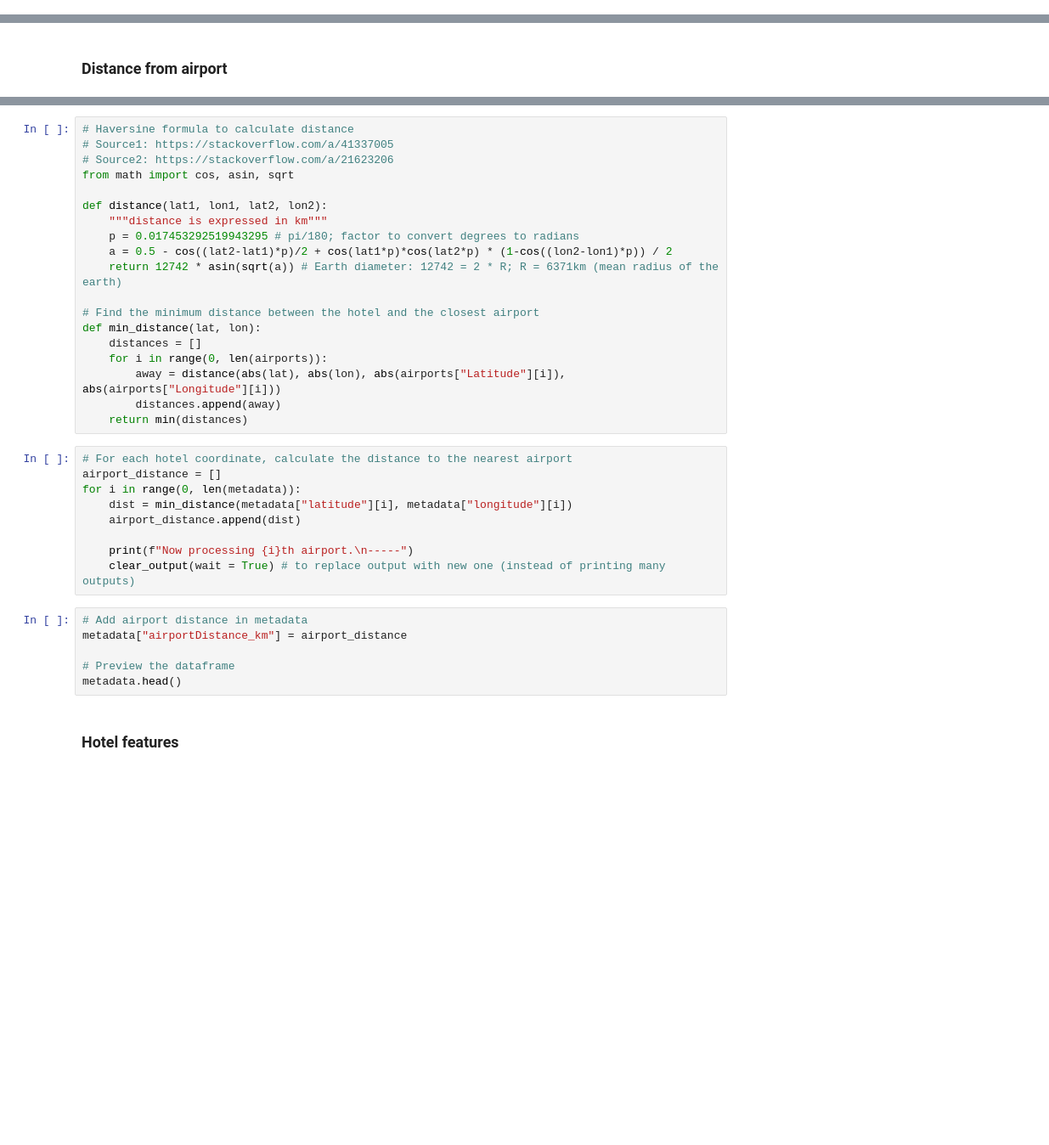
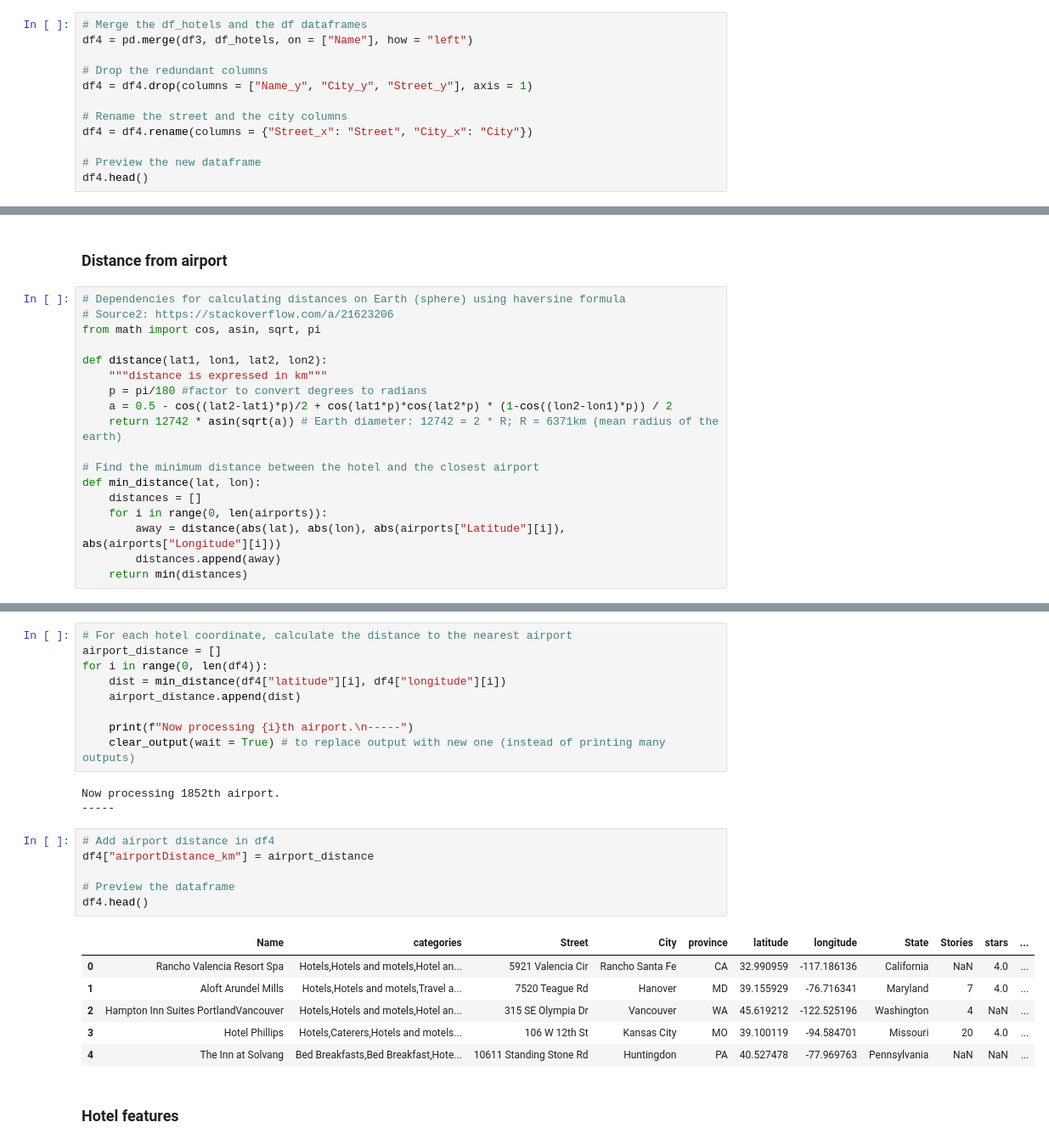
Before and after one commit to janelcv/Hotel_Rating_Analysis, a Jupyter notebook: Hotel_Ratings_Analysis-02.ipynb, the cells around one changed output, grey strips where cells are left out. Shown: that part at 85% size. Drawn from its saved outputs; the diff is of its cells as text; blank space fills up the shorter version.

```diff
--- a/Hotel_Ratings_Analysis-02.ipynb
+++ b/Hotel_Ratings_Analysis-02.ipynb
@@ -123,0 +119,12 @@ details2 = [["Nan" if item == "" else item for item in detail] for detail in det
+# %%
+# Merge the df_hotels and the df dataframes
+df4 = pd.merge(df3, df_hotels, on = ["Name"], how = "left")
+
+# Drop the redundant columns
+df4 = df4.drop(columns = ["Name_y", "City_y", "Street_y"], axis = 1)
+
+# Rename the street and the city columns
+df4 = df4.rename(columns = {"Street_x": "Street", "City_x": "City"})
+
+# Preview the new dataframe
+df4.head()
@@ -124,5 +138,23 @@ details2 = [["Nan" if item == "" else item for item in detail] for detail in det
 # %% [markdown]
 ### Distance from airport
+# %%
+# Dependencies for calculating distances on Earth (sphere) using haversine formula
+# Source2: https://stackoverflow.com/a/21623206
+from math import cos, asin, sqrt, pi
+
+def distance(lat1, lon1, lat2, lon2):
+    """distance is expressed in km"""
+    p = pi/180 #factor to convert degrees to radians
+    a = 0.5 - cos((lat2-lat1)*p)/2 + cos(lat1*p)*cos(lat2*p) * (1-cos((lon2-lon1)*p)) / 2
+    return 12742 * asin(sqrt(a)) # Earth diameter: 12742 = 2 * R; R = 6371km (mean radius of the earth)
+
+# Find the minimum distance between the hotel and the closest airport
+def min_distance(lat, lon):
+    distances = []
+    for i in range(0, len(airports)):
+        away = distance(abs(lat), abs(lon), abs(airports["Latitude"][i]), abs(airports["Longitude"][i]))
+        distances.append(away)
+    return min(distances)
 # %%
 # Get latitudes and longitudes of airports mapped in the USA
 # Source: https://opendata.socrata.com/dataset/Airport-Codes-mapped-to-Latitude-Longitude-in-the-/rxrh-4cxm
@@ -135,37 +176,28 @@ print(f"Number of airports mapped in USA: {airports.shape[0]}")
-# %%
-# Haversine formula to calculate distance
-# Source1: https://stackoverflow.com/a/41337005
-# Source2: https://stackoverflow.com/a/21623206
-from math import cos, asin, sqrt
-
-def distance(lat1, lon1, lat2, lon2):
-    """distance is expressed in km"""
-    p = 0.017453292519943295 # pi/180; factor to convert degrees to radians
-    a = 0.5 - cos((lat2-lat1)*p)/2 + cos(lat1*p)*cos(lat2*p) * (1-cos((lon2-lon1)*p)) / 2
-    return 12742 * asin(sqrt(a)) # Earth diameter: 12742 = 2 * R; R = 6371km (mean radius of the earth)
-
-# Find the minimum distance between the hotel and the closest airport
-def min_distance(lat, lon):
-    distances = []
-    for i in range(0, len(airports)):
-        away = distance(abs(lat), abs(lon), abs(airports["Latitude"][i]), abs(airports["Longitude"][i]))
-        distances.append(away)
-    return min(distances)
 # %%
 # For each hotel coordinate, calculate the distance to the nearest airport
 airport_distance = []
-for i in range(0, len(metadata)):
-    dist = min_distance(metadata["latitude"][i], metadata["longitude"][i])
+for i in range(0, len(df4)):
+    dist = min_distance(df4["latitude"][i], df4["longitude"][i])
     airport_distance.append(dist)
 
     print(f"Now processing {i}th airport.\n-----")
     clear_output(wait = True) # to replace output with new one (instead of printing many outputs)
+# %% [output]
+Now processing 1852th airport.
+-----
 # %%
-# Add airport distance in metadata
-metadata["airportDistance_km"] = airport_distance
+# Add airport distance in df4
+df4["airportDistance_km"] = airport_distance
 
 # Preview the dataframe
-metadata.head()
+df4.head()
+# %% [output]
+|  | Name | categories | Street | City | province | latitude | longitude | State | Stories | stars | ... |
+| 0 | Rancho Valencia Resort Spa | Hotels,Hotels and motels,Hotel an... | 5921 Valencia Cir | Rancho Santa Fe | CA | 32.990959 | -117.186136 | California | NaN | 4.0 | ... |
+| 1 | Aloft Arundel Mills | Hotels,Hotels and motels,Travel a... | 7520 Teague Rd | Hanover | MD | 39.155929 | -76.716341 | Maryland | 7 | 4.0 | ... |
+| 2 | Hampton Inn Suites PortlandVancouver | Hotels,Hotels and motels,Hotel an... | 315 SE Olympia Dr | Vancouver | WA | 45.619212 | -122.525196 | Washington | 4 | NaN | ... |
+| 3 | Hotel Phillips | Hotels,Caterers,Hotels and motels... | 106 W 12th St | Kansas City | MO | 39.100119 | -94.584701 | Missouri | 20 | 4.0 | ... |
+| 4 | The Inn at Solvang | Bed Breakfasts,Bed Breakfast,Hote... | 10611 Standing Stone Rd | Huntingdon | PA | 40.527478 | -77.969763 | Pennsylvania | NaN | NaN | ... |
 # %% [markdown]
 ### Hotel features
 # %%
```
Also changed, not shown: parts of 25 cells of this notebook, 1 other file.
